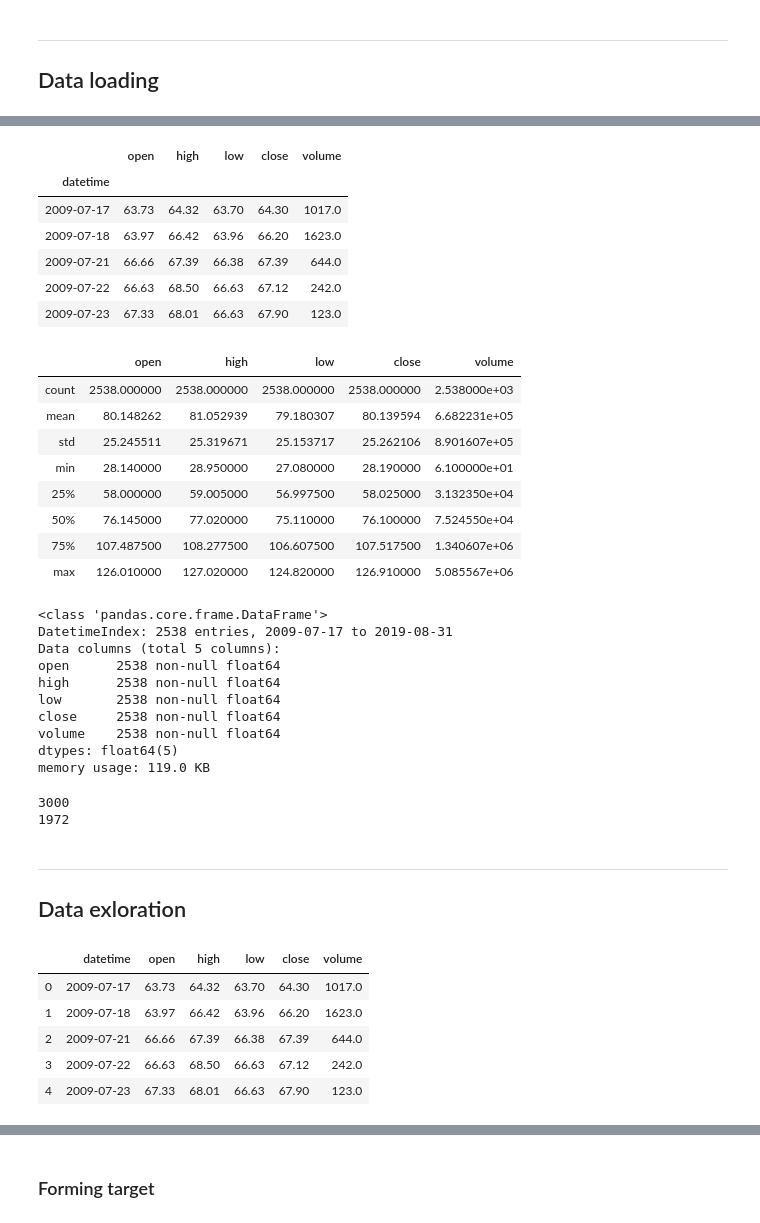
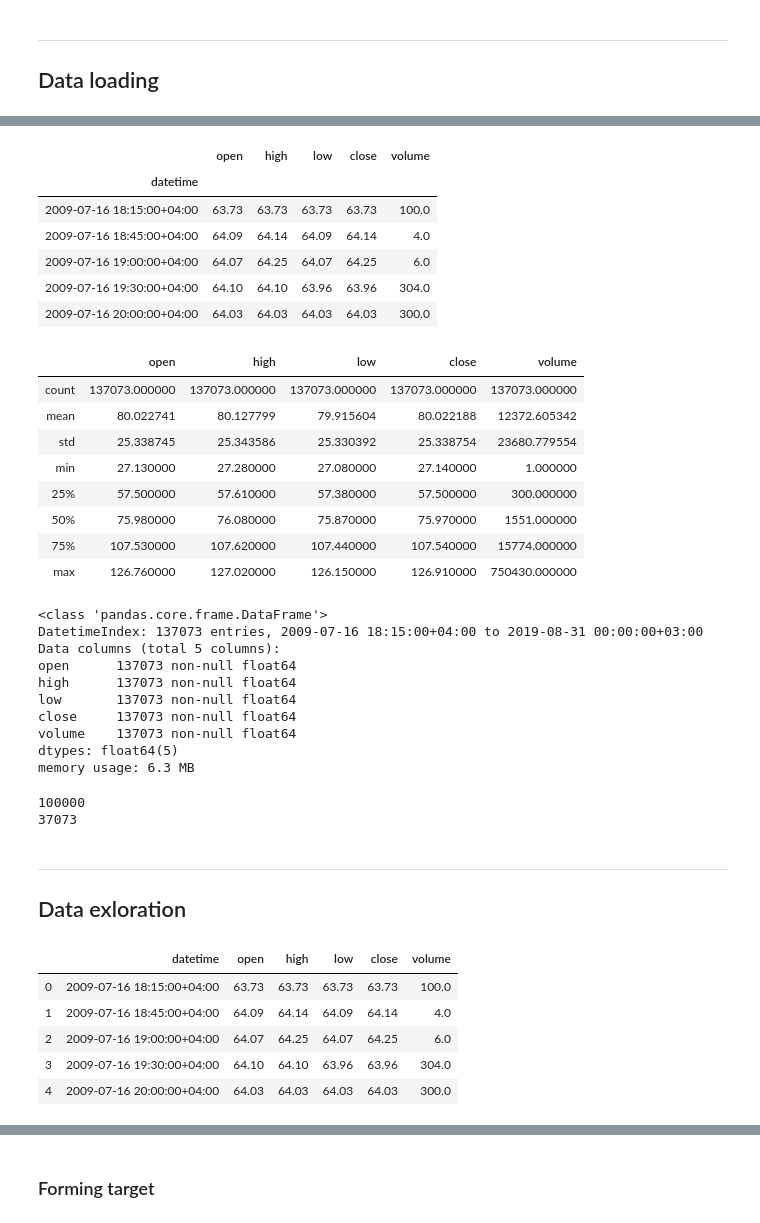
Before and after one commit to mozzherina/ATRGen, a Jupyter notebook: DataExploration.ipynb, the cells around one changed output, grey strips where cells are left out. Cells and saved outputs as stored; diff of their text form; code cells hidden in the pictures.

```diff
--- a/DataExploration.ipynb
+++ b/DataExploration.ipynb
@@ -65,7 +65,7 @@ def plot_max_min(data_: pdFrame, grid:bool = True):
 ## Data loading
 # %%
 %%time
-bars = CSVDataHandler('data', TIMEFRAME_DAY,
+bars = CSVDataHandler('data', TIMEFRAME_MIN15,
            {'UVXY': {'src': 'av', 'tz': 'US/Eastern', 'exn':True, 'file':'UVXY_daily.csv'},
             'IMOEX': {'src': 'finam', 'tz': 'Europe/Moscow'},
             'SPFB': {'src': 'finam', 'tz': 'Europe/Moscow', 'exn': False},
@@ -79,58 +79,58 @@ df.head()
 # %% [output]
 |  | open | high | low | close | volume |
 | datetime |  |  |  |  |  |
-| 2009-07-17 | 63.73 | 64.32 | 63.70 | 64.30 | 1017.0 |
-| 2009-07-18 | 63.97 | 66.42 | 63.96 | 66.20 | 1623.0 |
-| 2009-07-21 | 66.66 | 67.39 | 66.38 | 67.39 | 644.0 |
-| 2009-07-22 | 66.63 | 68.50 | 66.63 | 67.12 | 242.0 |
-| 2009-07-23 | 67.33 | 68.01 | 66.63 | 67.90 | 123.0 |
+| 2009-07-16 18:15:00+04:00 | 63.73 | 63.73 | 63.73 | 63.73 | 100.0 |
+| 2009-07-16 18:45:00+04:00 | 64.09 | 64.14 | 64.09 | 64.14 | 4.0 |
+| 2009-07-16 19:00:00+04:00 | 64.07 | 64.25 | 64.07 | 64.25 | 6.0 |
+| 2009-07-16 19:30:00+04:00 | 64.10 | 64.10 | 63.96 | 63.96 | 304.0 |
+| 2009-07-16 20:00:00+04:00 | 64.03 | 64.03 | 64.03 | 64.03 | 300.0 |
 # %%
 df.describe()
 # %% [output]
 |  | open | high | low | close | volume |
-| count | 2538.000000 | 2538.000000 | 2538.000000 | 2538.000000 | 2.538000e+03 |
-| mean | 80.148262 | 81.052939 | 79.180307 | 80.139594 | 6.682231e+05 |
-| std | 25.245511 | 25.319671 | 25.153717 | 25.262106 | 8.901607e+05 |
-| min | 28.140000 | 28.950000 | 27.080000 | 28.190000 | 6.100000e+01 |
-| 25% | 58.000000 | 59.005000 | 56.997500 | 58.025000 | 3.132350e+04 |
-| 50% | 76.145000 | 77.020000 | 75.110000 | 76.100000 | 7.524550e+04 |
-| 75% | 107.487500 | 108.277500 | 106.607500 | 107.517500 | 1.340607e+06 |
-| max | 126.010000 | 127.020000 | 124.820000 | 126.910000 | 5.085567e+06 |
+| count | 137073.000000 | 137073.000000 | 137073.000000 | 137073.000000 | 137073.000000 |
+| mean | 80.022741 | 80.127799 | 79.915604 | 80.022188 | 12372.605342 |
+| std | 25.338745 | 25.343586 | 25.330392 | 25.338754 | 23680.779554 |
+| min | 27.130000 | 27.280000 | 27.080000 | 27.140000 | 1.000000 |
+| 25% | 57.500000 | 57.610000 | 57.380000 | 57.500000 | 300.000000 |
+| 50% | 75.980000 | 76.080000 | 75.870000 | 75.970000 | 1551.000000 |
+| 75% | 107.530000 | 107.620000 | 107.440000 | 107.540000 | 15774.000000 |
+| max | 126.760000 | 127.020000 | 126.150000 | 126.910000 | 750430.000000 |
 # %%
 df.info(memory_usage='deep')
 # %% [output]
 <class 'pandas.core.frame.DataFrame'>
-DatetimeIndex: 2538 entries, 2009-07-17 to 2019-08-31
+DatetimeIndex: 137073 entries, 2009-07-16 18:15:00+04:00 to 2019-08-31 00:00:00+03:00
 Data columns (total 5 columns):
-open      2538 non-null float64
-high      2538 non-null float64
-low       2538 non-null float64
-close     2538 non-null float64
-volume    2538 non-null float64
+open      137073 non-null float64
+high      137073 non-null float64
+low       137073 non-null float64
+close     137073 non-null float64
+volume    137073 non-null float64
 dtypes: float64(5)
-memory usage: 119.0 KB
+memory usage: 6.3 MB
 # %%
-m = 3*10**3
+m = 1*10**5
 train_data = df.iloc[:m, :]
 test_data = df.iloc[m:, :]
 print(train_data.shape[0])
 print(test_data.shape[0])
 # %% [output]
-3000
-1972
+100000
+37073
 # %% [markdown]
 ----
 ## Data exloration
 # %%
-df = bars.all_bars('SPFB').reset_index() #[:1000]
+df = train_data.reset_index()
 df.head()
 # %% [output]
 |  | datetime | open | high | low | close | volume |
-| 0 | 2009-07-17 | 63.73 | 64.32 | 63.70 | 64.30 | 1017.0 |
-| 1 | 2009-07-18 | 63.97 | 66.42 | 63.96 | 66.20 | 1623.0 |
-| 2 | 2009-07-21 | 66.66 | 67.39 | 66.38 | 67.39 | 644.0 |
-| 3 | 2009-07-22 | 66.63 | 68.50 | 66.63 | 67.12 | 242.0 |
-| 4 | 2009-07-23 | 67.33 | 68.01 | 66.63 | 67.90 | 123.0 |
+| 0 | 2009-07-16 18:15:00+04:00 | 63.73 | 63.73 | 63.73 | 63.73 | 100.0 |
+| 1 | 2009-07-16 18:45:00+04:00 | 64.09 | 64.14 | 64.09 | 64.14 | 4.0 |
+| 2 | 2009-07-16 19:00:00+04:00 | 64.07 | 64.25 | 64.07 | 64.25 | 6.0 |
+| 3 | 2009-07-16 19:30:00+04:00 | 64.10 | 64.10 | 63.96 | 63.96 | 304.0 |
+| 4 | 2009-07-16 20:00:00+04:00 | 64.03 | 64.03 | 64.03 | 64.03 | 300.0 |
 # %%
 plot_property(df.close[:100])
 # %% [output]
```
Also changed, not shown: parts of 17 cells of this notebook, 1 other file.
